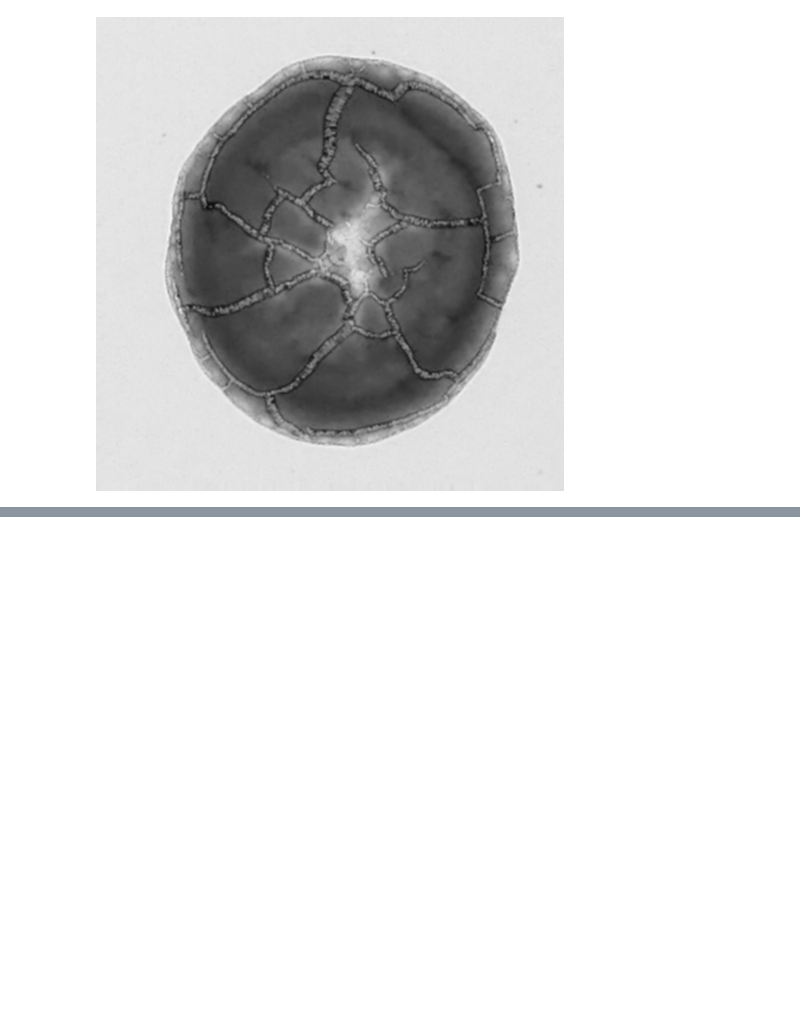
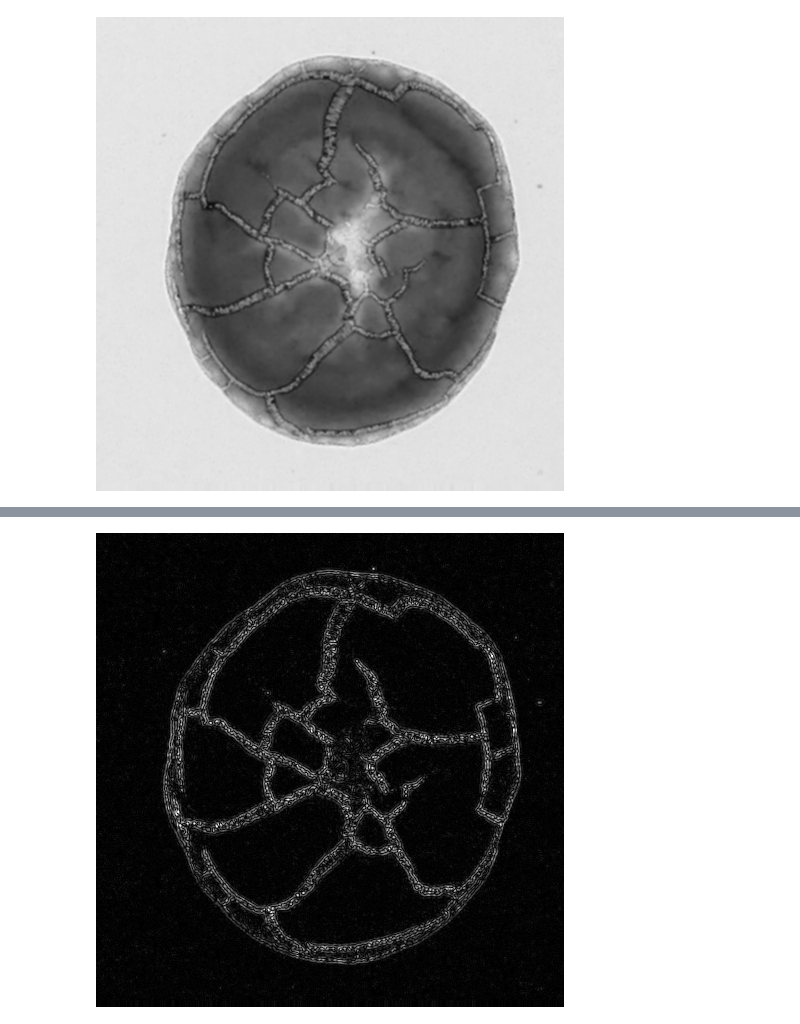
Before and after one commit to saschahofmann/dropcast, a Jupyter notebook: preprocessing.ipynb, the cells around one changed output, grey strips where cells are left out. Drawn from its saved outputs; the diff is of its cells as text; code cells hidden in the pictures; blank space fills up the shorter version.

```diff
--- a/preprocessing.ipynb
+++ b/preprocessing.ipynb
@@ -97,0 +122,7 @@ Image.fromarray(blur)
+# %%
+lapl = cv2.Laplacian(blur, cv2.CV_16S, ksize=3)
+# Convert to int8 for display
+edge = cv2.convertScaleAbs(lapl)
+Image.fromarray(edge)
+# %% [output]
+[figure, added]
```
Also changed, not shown: parts of 15 cells of this notebook, 5 other files.
